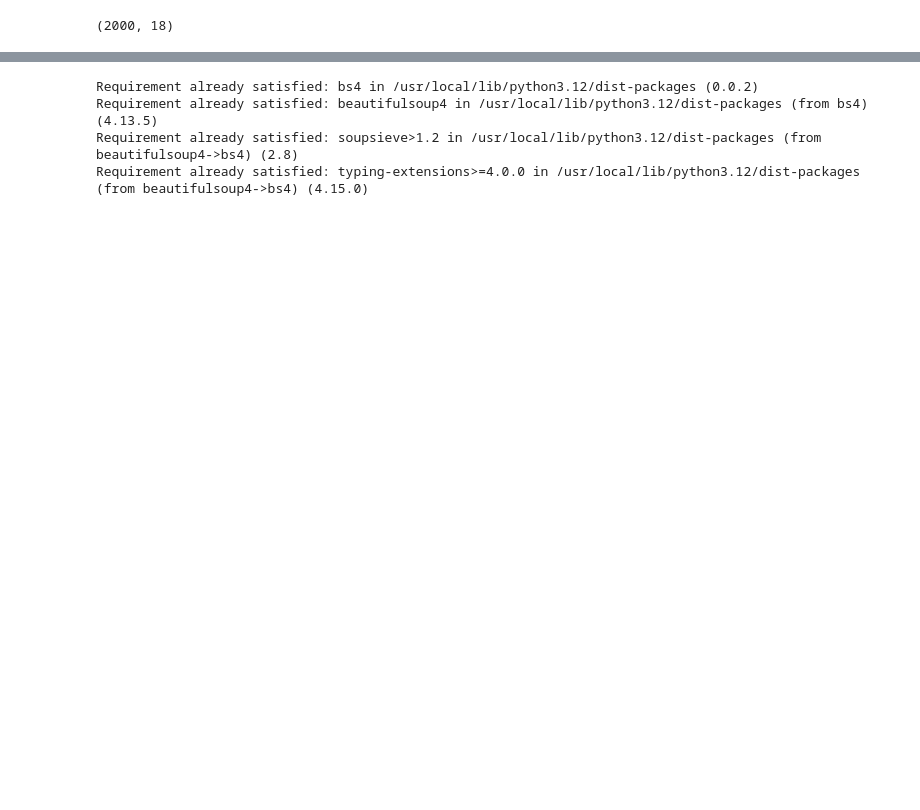
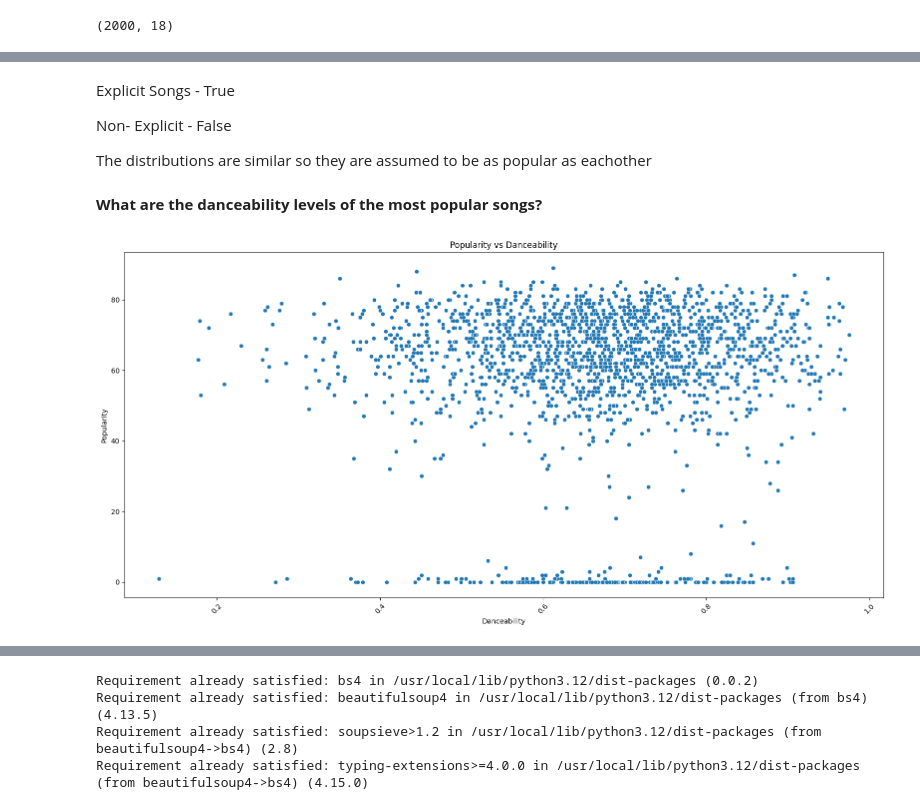
Before and after one commit to aliciaseidou/Data-ACQ, a Jupyter notebook: CA.ipynb, the cells around one changed output, grey strips where cells are left out. Drawn from its saved outputs; the diff is of its cells as text; code cells hidden in the pictures; blank space fills up the shorter version.

```diff
--- a/CA.ipynb
+++ b/CA.ipynb
@@ -36,0 +116,21 @@ df.shape
+# %% [markdown]
+Explicit Songs - True
+
+Non- Explicit - False
+
+The distributions are similar so they are assumed to be as popular as eachother
+# %% [markdown]
+**What are the danceability levels of the most popular songs?**
+# %%
+plt.figure(figsize=(16,8))
+
+sns.scatterplot(data=df,x="danceability",y="popularity")
+
+plt.title("Popularity vs Danceability")
+plt.xlabel("Danceability")
+plt.ylabel("Popularity")
+plt.xticks(rotation=45)
+plt.tight_layout()
+plt.show()
+# %% [output]
+[figure, added]
```
Also changed, not shown: parts of 49 cells of this notebook.
